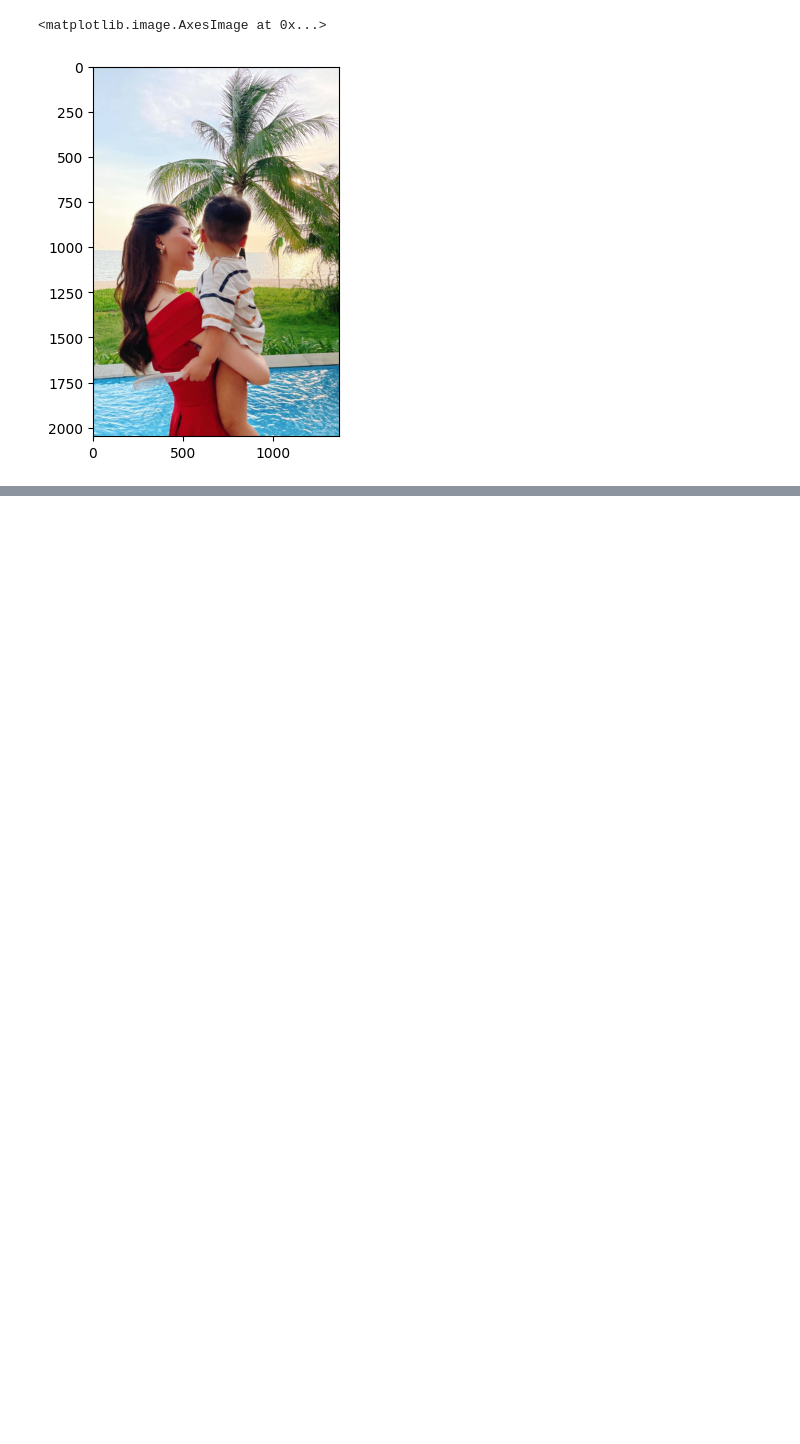
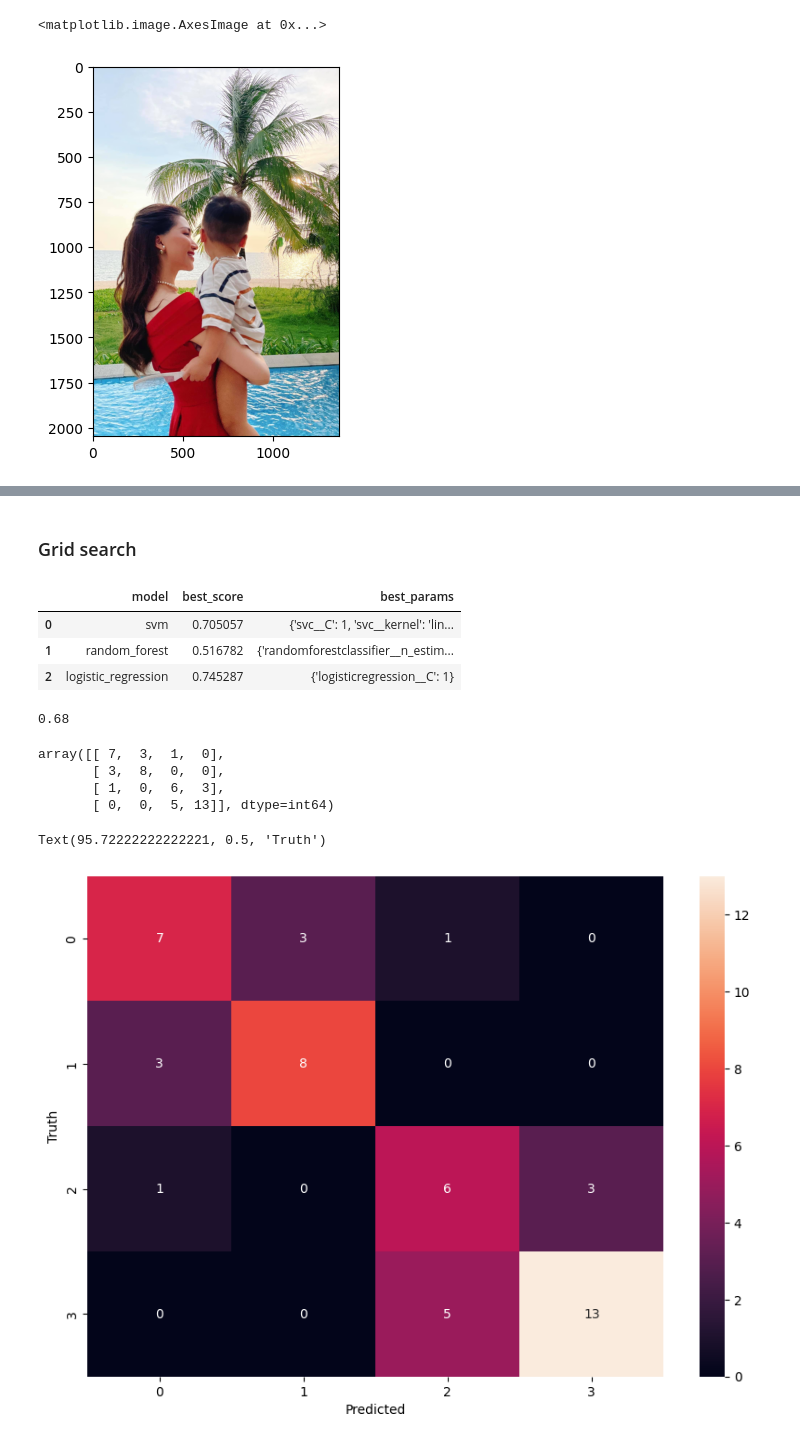
Before and after one commit to truongvanchinh/Phan-loai-ca-si, a Jupyter notebook: main.ipynb, the cells around one changed output, grey strips where cells are left out. Cells and saved outputs as stored; diff of their text form; code cells hidden in the pictures; blank space fills up the shorter version.

```diff
--- a/main.ipynb
+++ b/main.ipynb
@@ -111,0 +267,2 @@ path_to_cr_data = './dataset/cropped/'
+# %%
+pipe = Pipeline([('scaler', StandardScaler()),('svc', SVC(kernel = 'rbf', C = 10))])
@@ -111,0 +273,3 @@ path_to_cr_data = './dataset/cropped/'
+# %%
+pipe.fit(X_train, y_train)
+pipe.score(X_test, y_test)
@@ -111,0 +291,2 @@ path_to_cr_data = './dataset/cropped/'
+# %% [markdown]
+### Grid search
@@ -111,0 +322,44 @@ path_to_cr_data = './dataset/cropped/'
+# %%
+scores = []
+best_estimators = {}
+for algo, configs in model_params.items():
+    pipe = make_pipeline(StandardScaler(), configs['model'])
+    clf = GridSearchCV(pipe, configs['params'], cv=5, return_train_score=False)
+    clf.fit(X_train, y_train)
+    scores.append({
+        'model': algo,
+        'best_score': clf.best_score_,
+        'best_params': clf.best_params_
+    })
+    best_estimators[algo] = clf.best_estimator_
+
+df = pd.DataFrame(scores, columns=['model', 'best_score', 'best_params'])
+df
+# %% [output]
+|  | model | best_score | best_params |
+| 0 | svm | 0.705057 | {'svc__C': 1, 'svc__kernel': 'lin... |
+| 1 | random_forest | 0.516782 | {'randomforestclassifier__n_estim... |
+| 2 | logistic_regression | 0.745287 | {'logisticregression__C': 1} |
+# %%
+best_estimators['logistic_regression'].score(X_test, y_test)
+# %% [output]
+0.68
+# %%
+from sklearn.metrics import confusion_matrix
+cm = confusion_matrix(y_test, best_estimators['logistic_regression'].predict(X_test))
+# %%
+cm
+# %% [output]
+array([[ 7,  3,  1,  0],
+       [ 3,  8,  0,  0],
+       [ 1,  0,  6,  3],
+       [ 0,  0,  5, 13]], dtype=int64)
+# %%
+import seaborn as sn
+plt.figure(figsize = (10,7))
+sn.heatmap(cm, annot=True)
+plt.xlabel('Predicted')
+plt.ylabel('Truth')
+# %% [output]
+Text(95.72222222222221, 0.5, 'Truth')
+[figure, added]
```
Also changed, not shown: parts of 24 cells of this notebook, 39 other files.
